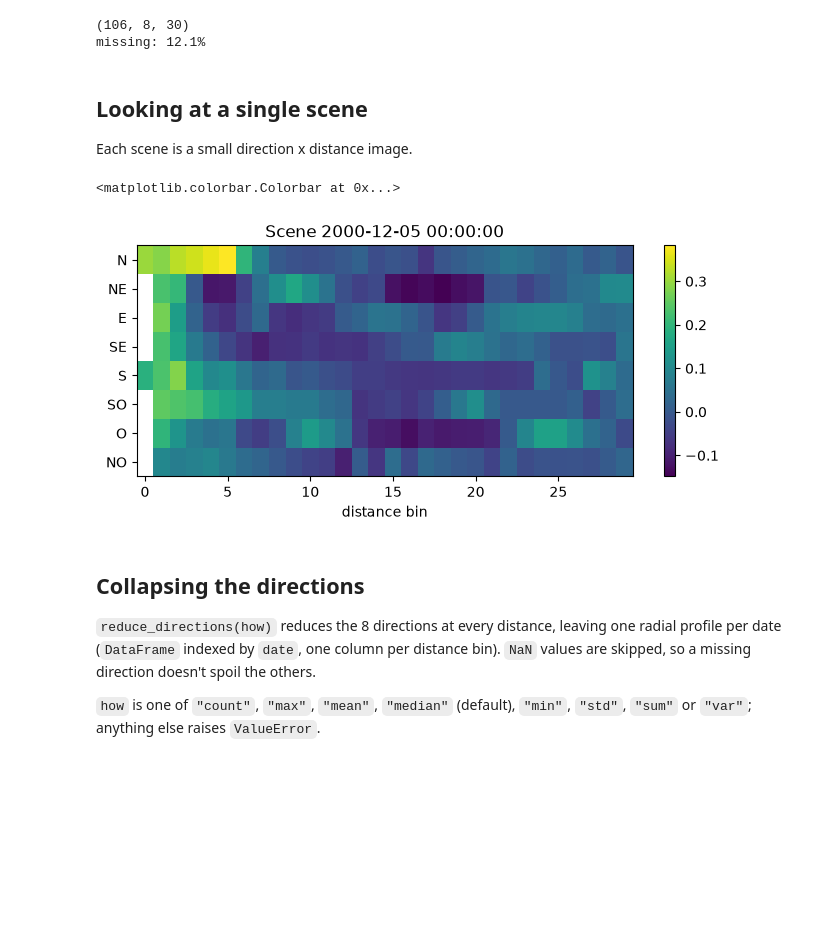
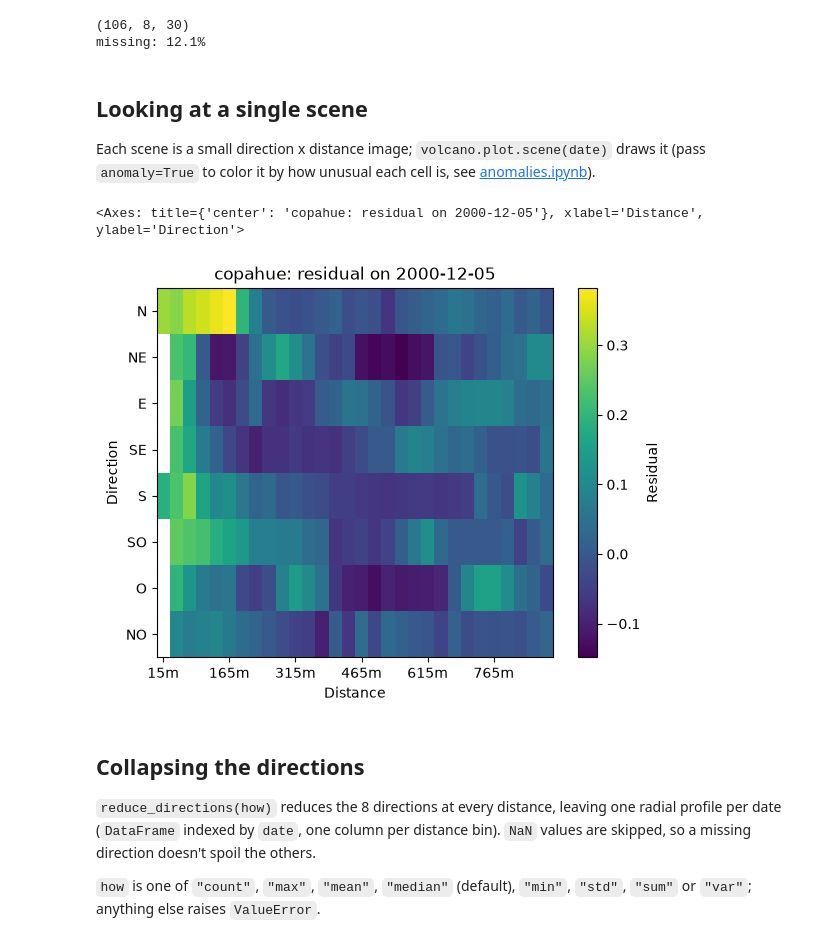
Before and after one commit to leliel12/volcanicus, a Jupyter notebook: notebooks/scenes.ipynb, the cells around one changed output. Drawn from its saved outputs; the diff is of its cells as text; code cells hidden in the pictures; blank space fills up the shorter version.

```diff
--- a/notebooks/scenes.ipynb
+++ b/notebooks/scenes.ipynb
@@ -66,17 +66,12 @@ missing: 12.1%
 # %% [markdown]
 ## Looking at a single scene
 
-Each scene is a small direction x distance image.
+Each scene is a small direction x distance image; `volcano.plot.scene(date)` draws it (pass `anomaly=True` to color it by how unusual each cell is, see [anomalies.ipynb](anomalies.ipynb)).
 # %%
-fig, ax = plt.subplots(figsize=(8, 3))
-im = ax.imshow(cube[0], aspect="auto")
-ax.set_yticks(range(cube.shape[1]), scenes.columns.get_level_values("direction").unique())
-ax.set_xlabel("distance bin")
-ax.set_title(f"Scene {scenes.index[0]}")
-fig.colorbar(im, ax=ax)
+volcano.plot.scene(scenes.index[0])
 # %% [output]
-<matplotlib.colorbar.Colorbar at 0x...>
+<Axes: title={'center': 'copahue: residual on 2000-12-05'}, xlabel='Distance', ylabel='Direction'>
-[figure, old version]
+[figure, new version]
 # %% [markdown]
 ## Collapsing the directions
 
```
Also changed, not shown: 2 other files.
